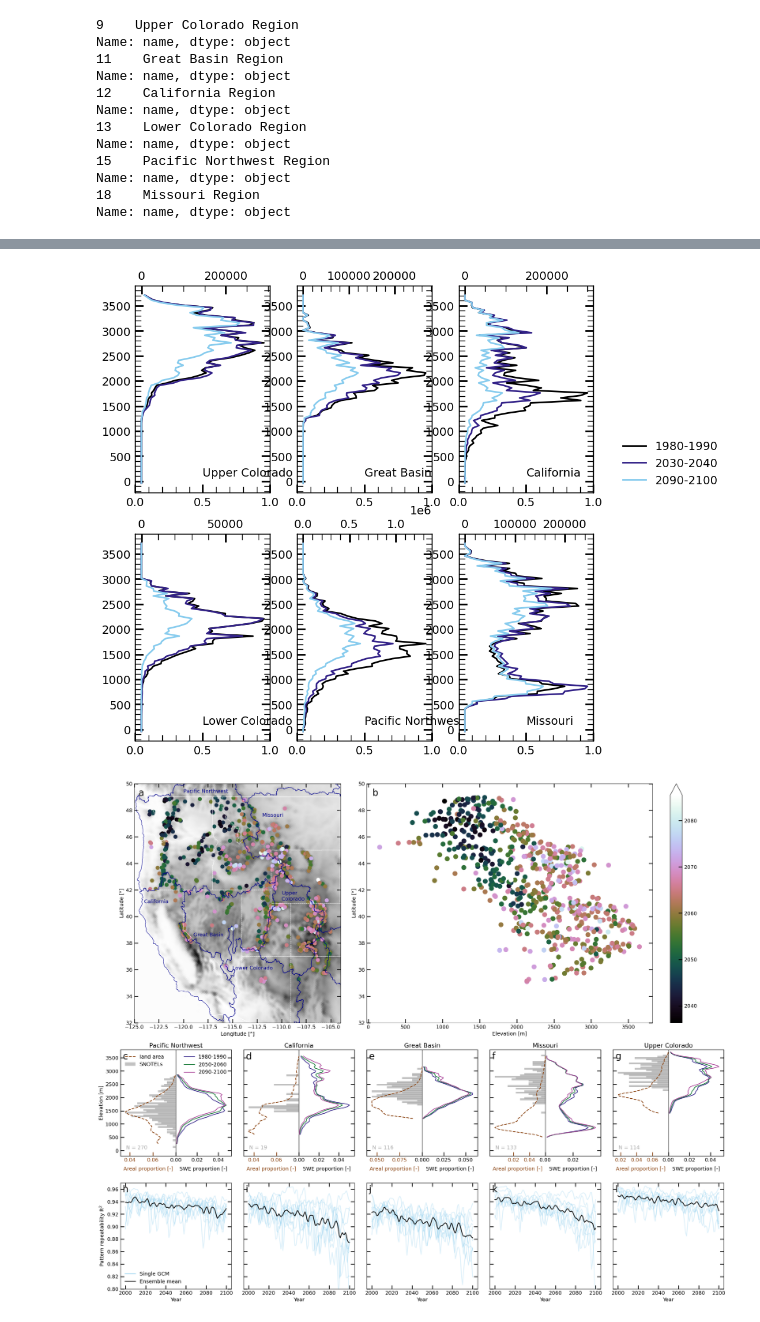
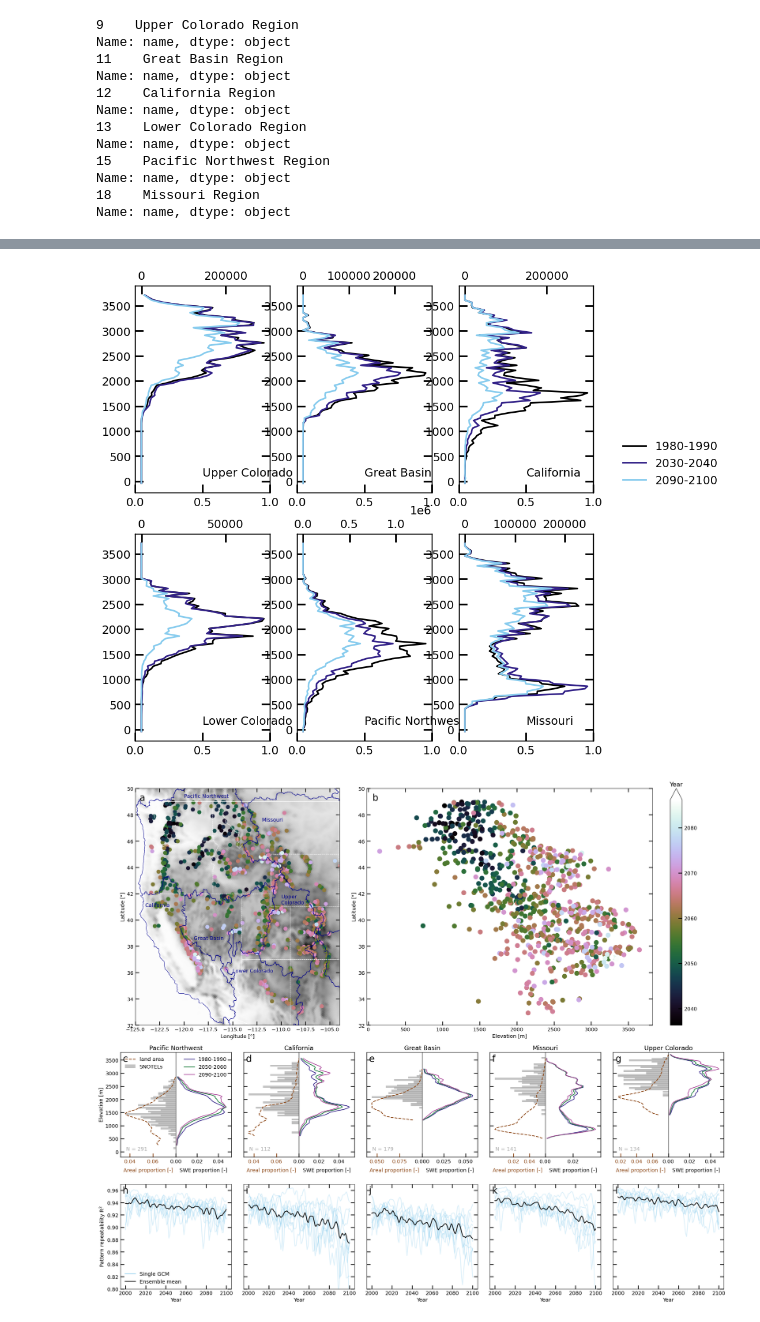
Before and after one commit to mariannecowherd/resilient-snowpack-estimation, a Jupyter notebook: code/fig2_CDF_patterns_disappearance.ipynb, the cells around one changed output, grey strips where cells are left out. Drawn from its saved outputs; the diff is of its cells as text; code cells hidden in the pictures.

Commit message:
added CDEC snow pillows

```diff
--- a/code/fig2_CDF_patterns_disappearance.ipynb
+++ b/code/fig2_CDF_patterns_disappearance.ipynb
@@ -56,19 +78,20 @@ for d in range(1,5):
     coordslist[domain] = coord
 # %%
 sweMax = xr.open_dataset(f'{basedir}data/tmp/snowMax.nc').compute().rename({'__xarray_dataarray_variable__': 'swe'})
-coordinate_pairs = xr.open_dataset(f'{basedir}/data/site_indices_snow_d02_ALL.nc')
+coordinate_pairs1 = xr.open_dataset(f'{basedir}/data/site_indices_snow_d02_ALL.nc')
 huc2masks = xr.open_dataset(f'{basedir}/data/huc2_d02_masks.nc')
 
+coordinate_pairs = xr.open_dataset('d02_coordinate_pairs.nc')
 ii = coordinate_pairs['ii_dim'].values.flatten()
 jj = coordinate_pairs['jj_dim'].values.flatten()
 ii_dim = list(coordinate_pairs['ii_dim'].values)
 jj_dim = list(coordinate_pairs['jj_dim'].values)
 datas = []
-for idx in range(703):
+for idx in range(937):
     data = sweMax['swe'][:,:,jj[idx], ii[idx]]
     datas.append(data)
 snotel_sweMax= xr.concat(datas, dim = 'site')
-snotelswe2 = np.load(f'{basedir}/data/snoteldata_aug22.npy', allow_pickle = True)
+# snotelswe2 = np.load(f'{basedir}/data/snoteldata_aug22.npy', allow_pickle = True)
 # %%
 ## load data
 domain = 'd02'
@@ -189,7 +212,7 @@ for i, subregion in enumerate(subrnames2):
 snotel_idxs = {}
 for basin in range(8):
     snotel_idxs[basin] = []
-for idx in range(703):
+for idx in range(937):
     i = ii[idx]
     j = jj[idx]
     inout = huc2masks['basin_mask'][:,j,i].values
@@ -261,7 +284,7 @@ for i, subregion in enumerate(subrnames):
 ax2.legend(bbox_to_anchor = (2,1.5))
 plt.show()
 # %% [output]
-[figure, old version]
+[figure, new version]
 # %%
 allcorrs = np.load(f'{basedir}/data/tmp/allcorrs_huc2.npy', allow_pickle = True).flatten()[0]
 # %%
@@ -284,9 +307,9 @@ for basin in range(8):
 lat_snotel = []
 lon_snotel = []
 elev_snotel = []
-lt10_idx = np.zeros((703,9)) ##ouput in snotel, gcm
+lt10_idx = np.zeros((937,9)) ##ouput in snotel, gcm
 goodlocs = []
-for idx in range(703):
+for idx in range(937):
     ## indices of the snotel station
     j = jj[idx]
     i = ii[idx]
@@ -337,8 +360,6 @@ basinlabels = [[-120,49.3,'Pacific Northwest'],
 
 years_pattern = range(2000,2101)
 import cmcrameri.cm as ccm
-years_cmap = 'plasma_r' #'viridis_r'
-years_cmap = ccm.batlow
 years_cmap = 'cubehelix'
 ax0 = axs['A']
 ax0.pcolormesh(lon_wrf, lat_wrf, elev_wrf, cmap = cm.Greys)
@@ -356,8 +377,8 @@ cbar = ax1.scatter(elev_snotel, lat_snotel, c= np.nanmean(lt10_idx,axis = 1) + 1
 ax1.set_ylabel('Latitude [$\degree$]')
 ax1.set_xlabel('Elevation [m]')
 ax1.set_ylim((32,50))
-plt.colorbar(cbar, extend = 'max')
-
+cbar = plt.colorbar(cbar, extend = 'max')
+cbar.ax.set_title('Year')
 
 for entry in basinlabels:
     ax0.text(entry[0], entry[1], entry[2], fontsize=14, color = basincolor)
@@ -434,32 +455,32 @@ for i, subregion in enumerate(subrnames2):
     ax_area.set_xticks(new_area_positions)
     ax_area.set_xticklabels(new_area_labels)
     ax_area.set_xlabel('Areal proportion [-]', color = 'saddlebrown',x=0.25, labelpad=10)
 
     ax_snow.set_xlim((-lim_snow,lim_snow))
     ax_area.set_xlim((-lim_area,lim_area))
 
 
     if i % 6 != 0:
         ax_snow.yaxis.set_ticklabels([])
         ax_pattern.yaxis.set_ticklabels([])
     if i % 6 == 0:
         ax_snotel.set_ylabel('Elevation [m]')
         ax_pattern.set_ylabel(r'Pattern repeatability R$^2$')
         ax_snow.legend(frameon = False, loc = 'upper right')
         ax_area.legend(loc = 'upper left')
         ax_snotel.legend(loc = 'upper left', bbox_to_anchor=(0, 0.93))
         ax_pattern.legend()
 
 LETTERLABELS = True
 def label_axis(axis, letter):
     axis.text(.02, .98, letter, ha='left', va='top', transform=axis.transAxes, fontsize = 25)
     return
 axes = fig.axes[0:12]
 for i,axis in enumerate(axes):
     label_axis(axis, chr(ord('`') + 1+ i))
 
-fig.savefig(f'{basedir}/figures/fig2.png')
+fig.savefig(f'../figures/fig2.png')
 
 plt.show()
 # %% [output]
-[figure, old version]
+[figure, new version]
```
Also changed, not shown: parts of 3 cells of this notebook, 4 other files.
